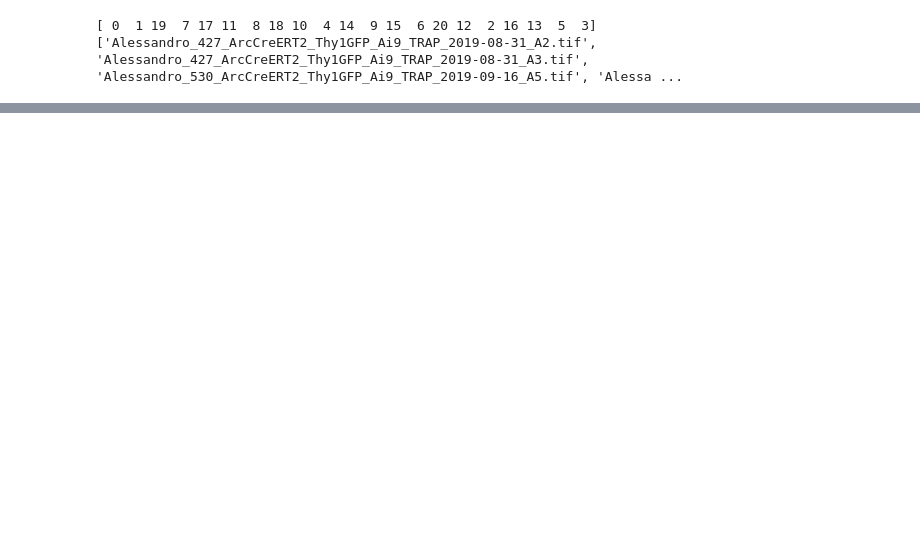
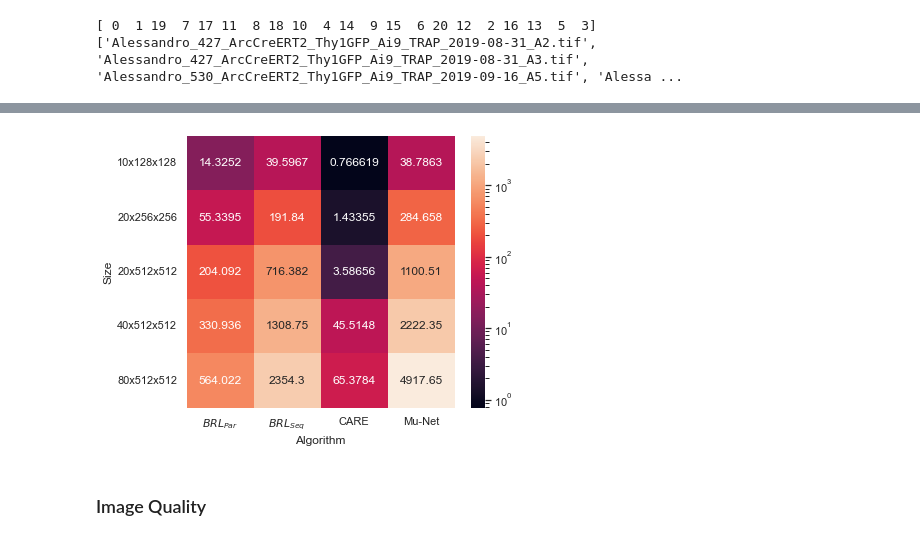
Before and after one commit to ankilab/MasterThesis_OfSpinesAndDendrites, a Jupyter notebook: Thesis_Experiments/Deconvolution.ipynb, the cells around one changed output, grey strips where cells are left out. Drawn from its saved outputs; the diff is of its cells as text; code cells hidden in the pictures; blank space fills up the shorter version.

```diff
--- a/Thesis_Experiments/Deconvolution.ipynb
+++ b/Thesis_Experiments/Deconvolution.ipynb
@@ -45,0 +248,11 @@ for i in range(len(f)):
+# %%
+from matplotlib.colors import LogNorm, Normalize
+p = df.pivot("Size", "Algorithm", "Time [s]")
+with paperStyle():
+    sns.set(rc={'figure.figsize':(6,5)})
+    ax = sns.heatmap(p, annot=True, norm=LogNorm(), fmt='g')
+
+#plt.savefig('timing_deconv.svg',bbox_inches='tight')
+#plt.savefig('timing_deconv.pdf',bbox_inches='tight')
+# %% [output]
+[figure, added]
@@ -45,0 +263,2 @@ for i in range(len(f)):
+# %% [markdown]
+### Image Quality
```
Also changed, not shown: parts of 44 cells of this notebook, 6 other files.
